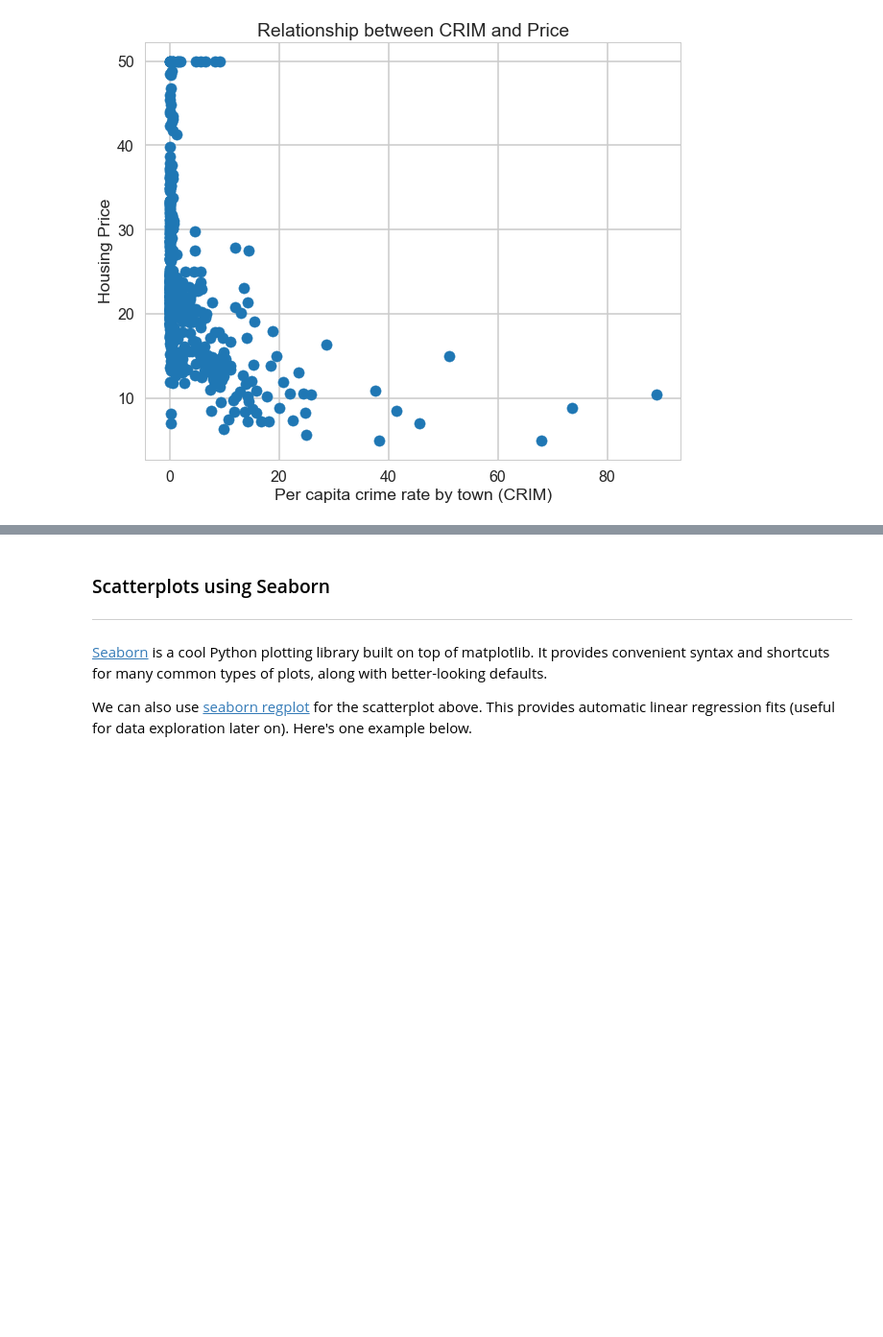
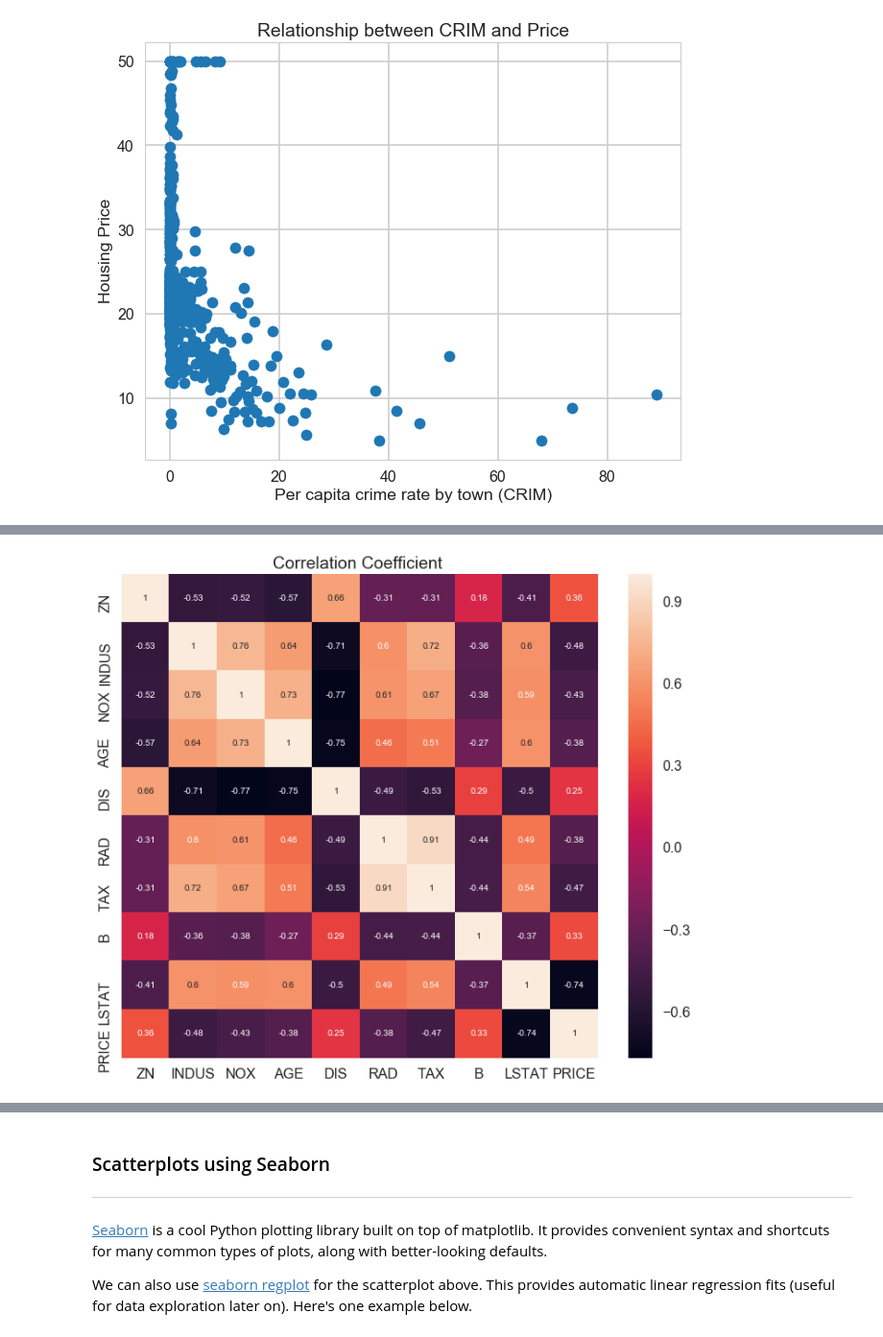
Before and after one commit to zbiswas3/Datascience-Projects, a Jupyter notebook: Inferential Statistics Projects in Python/Linear Regression Mini Project - Boston House Price/Mini_Project_Linear_Regression.ipynb, the cells around one changed output, grey strips where cells are left out. Shown at 96% size. Saved outputs shown, nothing was run; the diff lists cells and outputs as text; code cells hidden in the pictures; blank space fills up the shorter version.

```diff
--- a/Inferential Statistics Projects in Python/Linear Regression Mini Project - Boston House Price/Mini_Project_Linear_Regression.ipynb
+++ b/Inferential Statistics Projects in Python/Linear Regression Mini Project - Boston House Price/Mini_Project_Linear_Regression.ipynb
@@ -323,0 +308,9 @@ bos.corr()
+# %%
+# Correlation coefficient between price and other columns
+corr = bos[['ZN', 'INDUS', 'NOX', 'AGE', 'DIS', 'RAD', 'TAX','B', 'LSTAT', 'PRICE']].corr()
+plt.figure(figsize=(12, 10))
+sns.heatmap(corr, annot=True, )
+plt.title('Correlation Coefficient ')
+plt.show()
+# %% [output]
+[figure, added]
```
Also changed, not shown: parts of 89 cells of this notebook.
